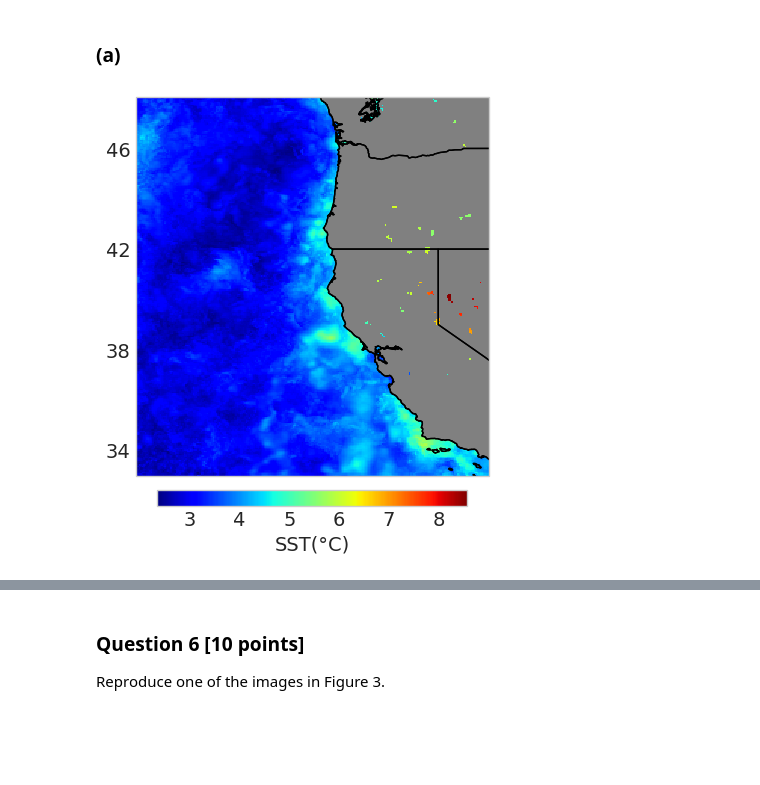
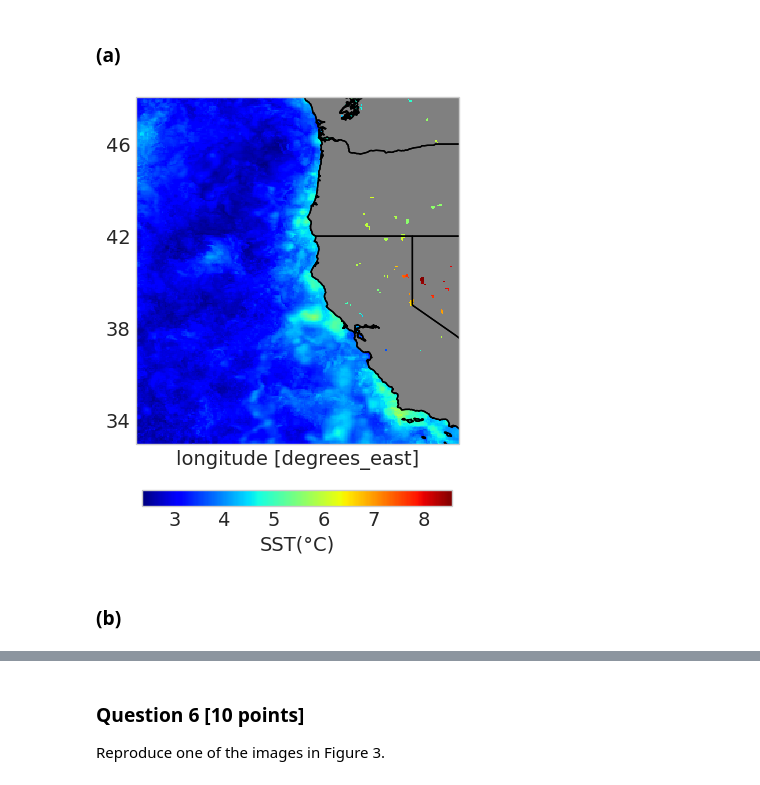
Before and after one commit to UCB-stat-159-s23/hw03-Group12, a Jupyter notebook: hw03-climate.ipynb, the cells around one changed output, grey strips where cells are left out. Saved outputs shown, nothing was run; the diff lists cells and outputs as text; code cells hidden in the pictures; blank space fills up the shorter version.

```diff
--- a/hw03-climate.ipynb
+++ b/hw03-climate.ipynb
@@ -280,31 +275,33 @@ avg_temp = ds_sliced.groupby(ds_sliced.time.dt.dayofyear).mean()
 # %%
 # Calculate the anomalies
 max_SST_anomaly = max_temp['analysed_sst'] - avg_temp['analysed_sst']
 max_temp['max_SST_anomaly'] = max_SST_anomaly
 
 # find the max SST over dayofyear and store it as a new variable
 max_temp['max_SST_anomaly_overtime'] = max_temp['max_SST_anomaly'].max(dim='dayofyear')
 
 #max_temp['max_SST_anomaly_overtime'].plot(x='lon', y='lat')
 
 ## Plot on a map
 ax = plt.subplot(projection=crs)
 q5_map = max_temp['max_SST_anomaly_overtime'].plot(cmap='jet', x='lon', y='lat', ax=ax,
                                                    transform=crs, add_colorbar=False)
 
 # plot the U.S. land
 ax.coastlines("10m", color="k")
 ax.add_feature(cfeature.LAND, color="grey")
 ax.add_feature(cfeature.STATES.with_scale("10m"))
+
 ax.set_yticks(range(34, 47, 4))
 ax.set_ylabel('')
-#ax.set_xticks(range(-120, -140, 8))
+ax.set_xticks(range(-120, -140, 8))
+#ax.set_xlabel('')
 
 # add colorbar
-cbar = plt.colorbar(q5_map, location='bottom', shrink=0.5, pad=0.03)
+cbar = plt.colorbar(q5_map, location='bottom', shrink=0.5, pad=0.1)
 
 cbar.set_label('SST(°C)')
 cbar.set_ticks([3, 4, 5, 6, 7, 8])
 plt.show()
 # %% [output]
-[figure, old version]
+[figure, new version]
@@ -310,0 +313,2 @@ plt.show()
+# %% [markdown]
+### (b)
```
Also changed, not shown: parts of 5 cells of this notebook, 1 other file.
